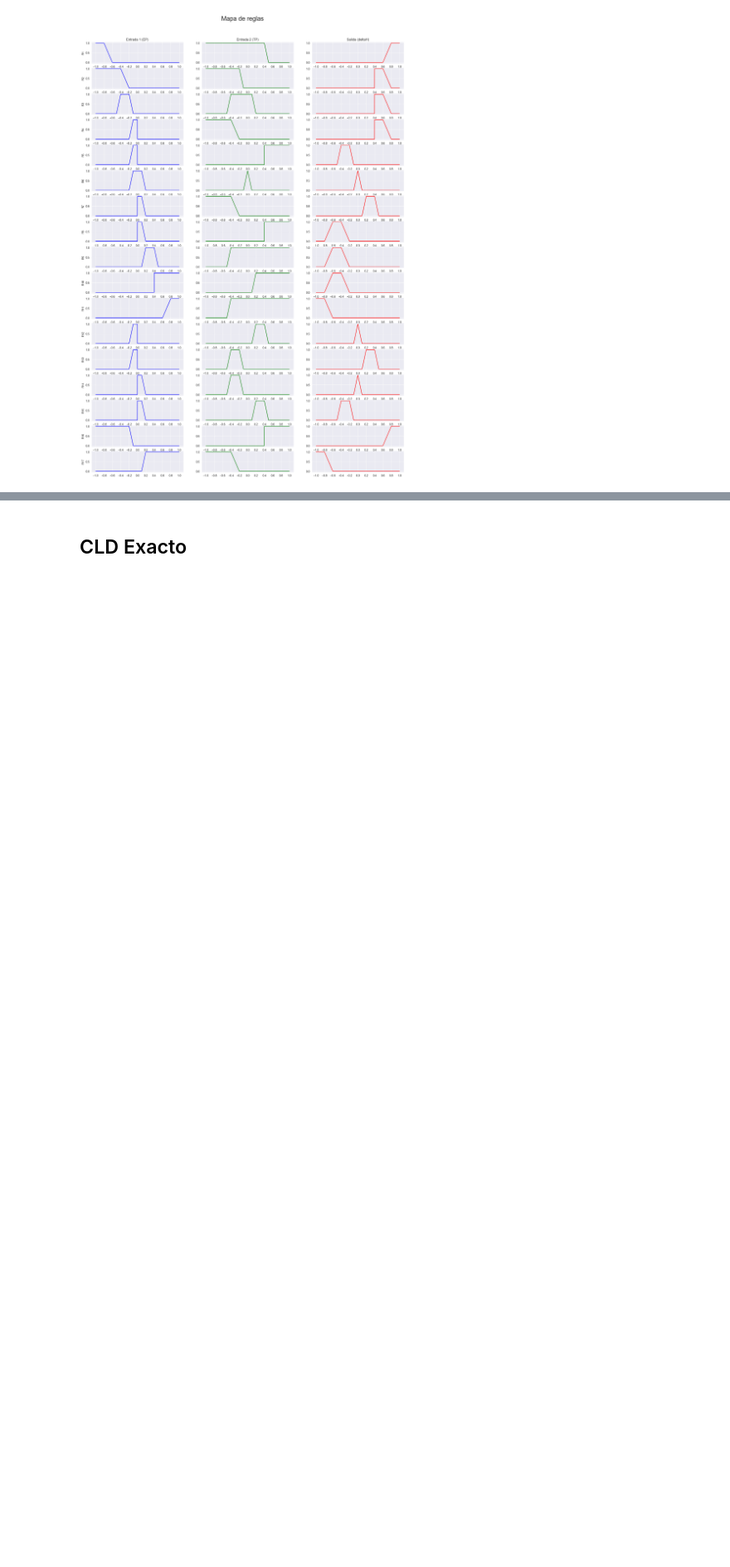
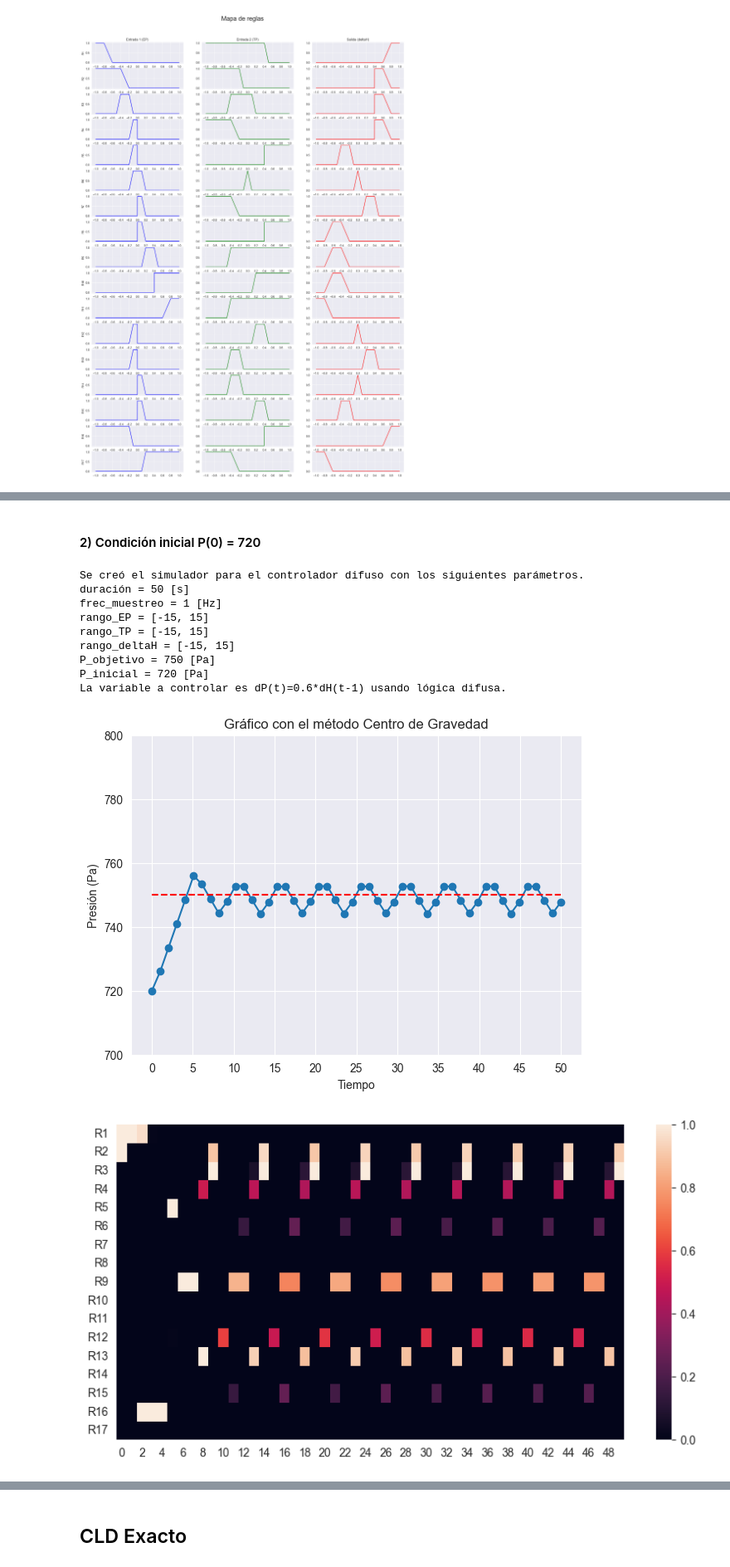
Before and after one commit to NicolasIsla/fuzzy-chainsaw, a Jupyter notebook: proyecto1.ipynb, the cells around one changed output, grey strips where cells are left out. Shown at 83% size. Drawn from its saved outputs; the diff is of its cells as text; code cells hidden in the pictures; blank space fills up the shorter version.

```diff
--- a/proyecto1.ipynb
+++ b/proyecto1.ipynb
@@ -248,0 +314,26 @@ plt.show()
+# %% [markdown]
+#### 2) Condición inicial P(0) = 720
+# %%
+P_inicial = 720 # (Pa) Presión inicial
+# %%
+metodo_desdifusion = "CG"  #Centro de gravedad: "CG", Altura: "A", Promedio Supremos "PS"
+
+# Se crea clase de controlador CLD
+CLD = Simulacion_CLD(T, fs, mapa_reglas, rango_EP=rango_EP, rango_TP=rango_TP,
+                     rango_deltaH=rango_deltaH, K=K, P_obj=P_obj, P_inicial=P_inicial,
+                     metodo_desdifusion=metodo_desdifusion, tipo="lineal")
+CLD.run_sim(ep_anterior=0, verbose=False, participacion=True, nombre="experimento1.csv")
+CLD.plot_sim()
+trayectoria("experimento1.csv", "regla_participacion_experimento1.csv")
+# %% [output]
+Se creó el simulador para el controlador difuso con los siguientes parámetros.
+duración = 50 [s]
+frec_muestreo = 1 [Hz]
+rango_EP = [-15, 15]
+rango_TP = [-15, 15]
+rango_deltaH = [-15, 15]
+P_objetivo = 750 [Pa]
+P_inicial = 720 [Pa]
+La variable a controlar es dP(t)=0.6*dH(t-1) usando lógica difusa.
+[figure, added]
+[figure, added]
```
Also changed, not shown: parts of 32 cells of this notebook, 2 other files.
